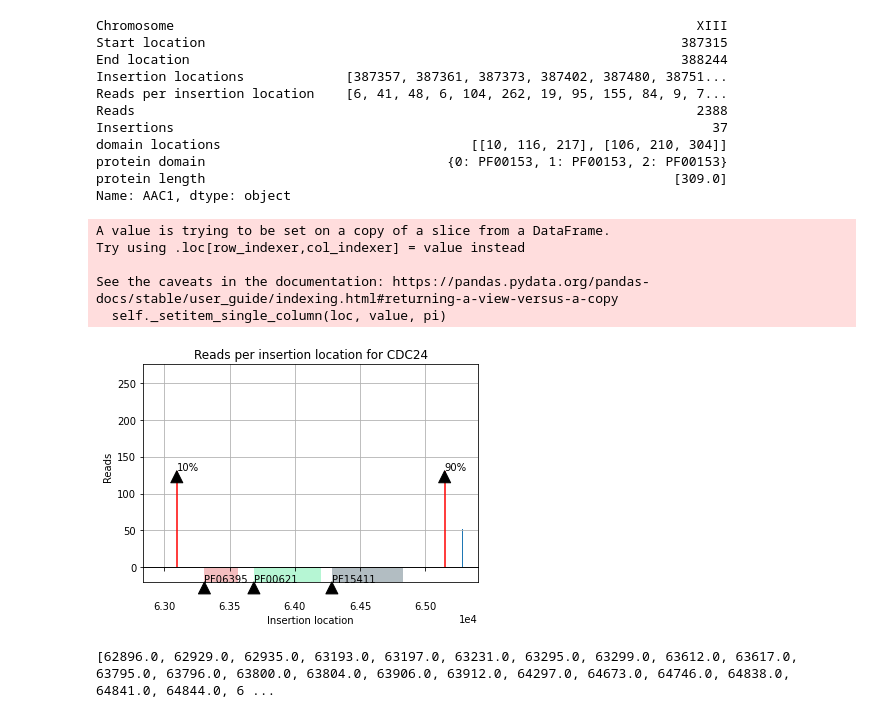
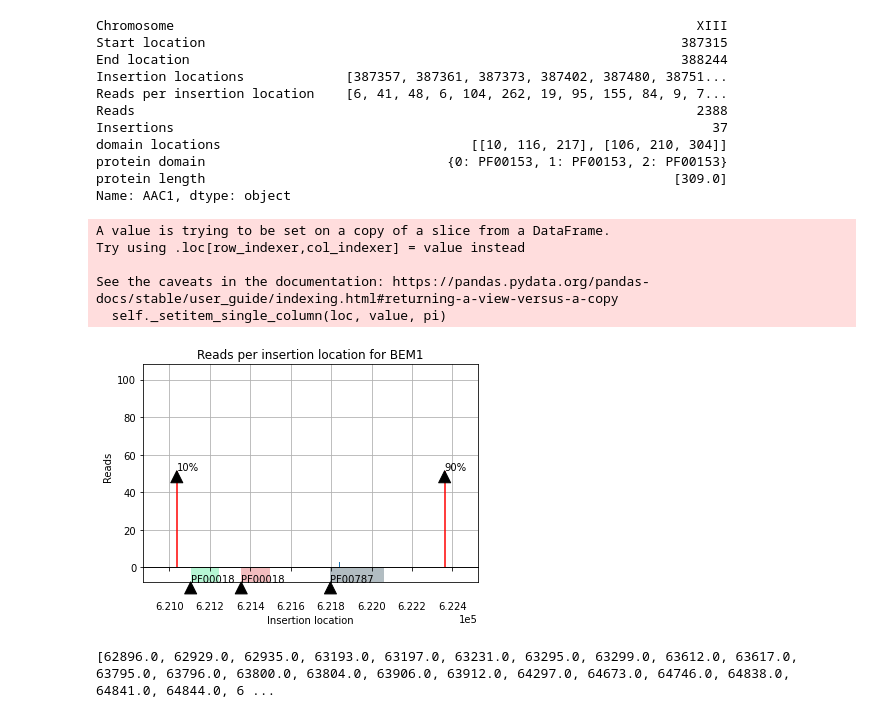
Before and after one commit to SATAY-LL/comparative-analysis-among-strains, a Jupyter notebook: src/analysis_proteins_domains.ipynb, the cells around one changed output. Cells and saved outputs as stored; diff of their text form; code cells hidden in the pictures.

```diff
--- a/src/analysis_proteins_domains.ipynb
+++ b/src/analysis_proteins_domains.ipynb
@@ -213,18 +235,19 @@ domain_genomics_df=pd.DataFrame.from_dict(domain_genomics_dict,orient="index")
 #
 # %%
 from plot_reads_per_gene_with_domains import plot_reads_per_gene_with_domains
-gene="CDC24"
+gene="BEM1"
 key="wt_merged"
 data=list_data_pd_merged_pd.loc[key]
 plot_reads_per_gene_with_domains(data=data,gene=gene,domain_genomics_coordinates=domain_genomics_df,key=key)
+#plt.tight_layout()
 plt.savefig("../figures/fig_reads_per_gene_with_domains_" + gene + "_"+key+ ".png",dpi=300)
 # %% [output]
 A value is trying to be set on a copy of a slice from a DataFrame.
 Try using .loc[row_indexer,col_indexer] = value instead
 
 See the caveats in the documentation: https://pandas.pydata.org/pandas-docs/stable/user_guide/indexing.html#returning-a-view-versus-a-copy
   self._setitem_single_column(loc, value, pi)
-[figure, old version]
+[figure, new version]
 # %%
 from from_excel_to_list import from_excel_to_list
 
```
Also changed, not shown: parts of 8 cells of this notebook, 1 other file.
